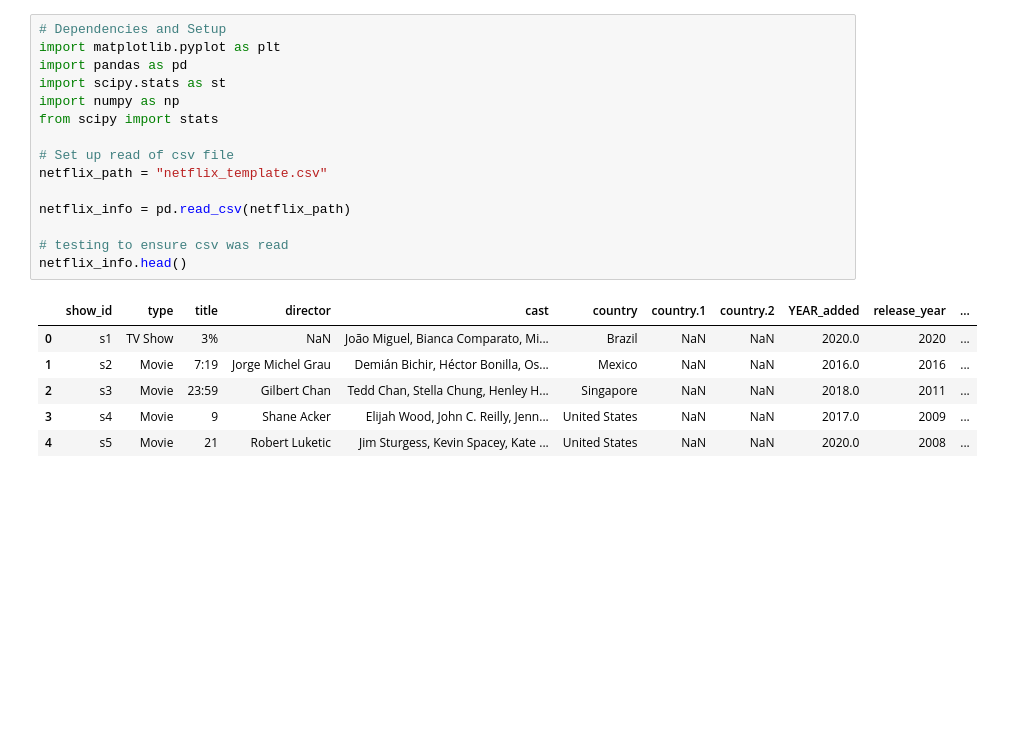
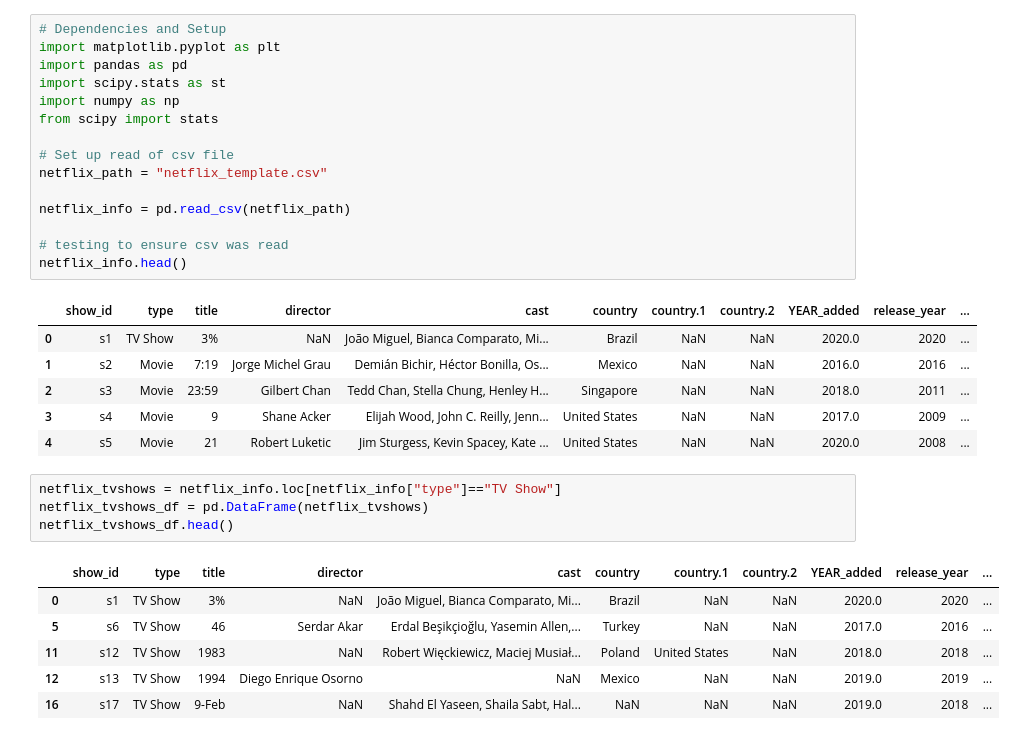
Before and after one commit to shades9a/Netflix_Catolog, a Jupyter notebook: Netflix_Compare.ipynb, the cells around one changed output. Saved outputs shown, nothing was run; the diff lists cells and outputs as text; blank space fills up the shorter version.

Commit message:
added search for tv shows and individual years 2014,2015

```diff
--- a/Netflix_Compare.ipynb
+++ b/Netflix_Compare.ipynb
@@ -20,3 +20,14 @@ netflix_info.head()
 | 2 | s3 | Movie | 23:59 | Gilbert Chan | Tedd Chan, Stella Chung, Henley H... | Singapore | NaN | NaN | 2018.0 | 2011 | ... |
 | 3 | s4 | Movie | 9 | Shane Acker | Elijah Wood, John C. Reilly, Jenn... | United States | NaN | NaN | 2017.0 | 2009 | ... |
 | 4 | s5 | Movie | 21 | Robert Luketic | Jim Sturgess, Kevin Spacey, Kate ... | United States | NaN | NaN | 2020.0 | 2008 | ... |
+# %%
+netflix_tvshows = netflix_info.loc[netflix_info["type"]=="TV Show"]
+netflix_tvshows_df = pd.DataFrame(netflix_tvshows)
+netflix_tvshows_df.head()
+# %% [output]
+|  | show_id | type | title | director | cast | country | country.1 | country.2 | YEAR_added | release_year | ... |
+| 0 | s1 | TV Show | 3% | NaN | João Miguel, Bianca Comparato, Mi... | Brazil | NaN | NaN | 2020.0 | 2020 | ... |
+| 5 | s6 | TV Show | 46 | Serdar Akar | Erdal Beşikçioğlu, Yasemin Allen,... | Turkey | NaN | NaN | 2017.0 | 2016 | ... |
+| 11 | s12 | TV Show | 1983 | NaN | Robert Więckiewicz, Maciej Musiał... | Poland | United States | NaN | 2018.0 | 2018 | ... |
+| 12 | s13 | TV Show | 1994 | Diego Enrique Osorno | NaN | Mexico | NaN | NaN | 2019.0 | 2019 | ... |
+| 16 | s17 | TV Show | 9-Feb | NaN | Shahd El Yaseen, Shaila Sabt, Hal... | NaN | NaN | NaN | 2019.0 | 2018 | ... |
```
Also changed, not shown: parts of 3 cells of this notebook.
